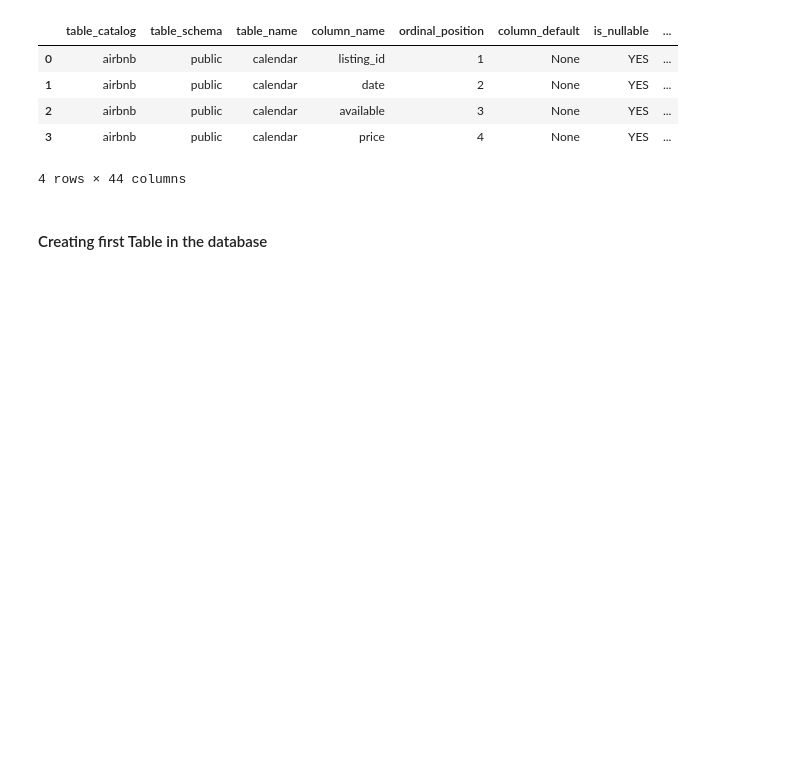
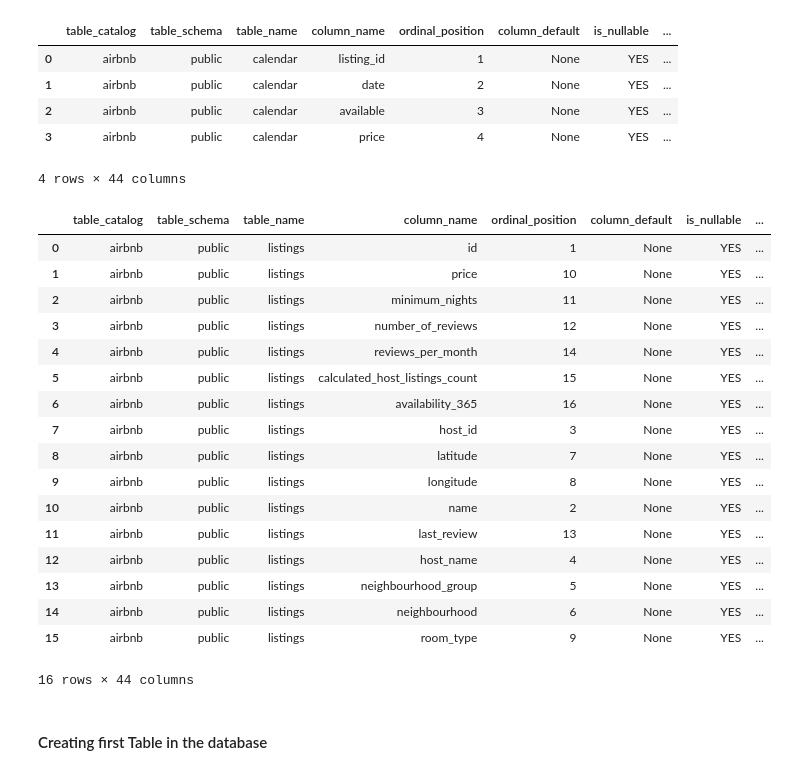
Before and after one commit to idjey/DEtheHardWay, a Jupyter notebook: airBnb_dataModeling.ipynb, the cells around one changed output. Cells and saved outputs as stored; diff of their text form; code cells hidden in the pictures; blank space fills up the shorter version.

```diff
--- a/airBnb_dataModeling.ipynb
+++ b/airBnb_dataModeling.ipynb
@@ -90,9 +100,26 @@ getSchema('calendar',credentials)
 | 3 | airbnb | public | calendar | price | 4 | None | YES | ... |
 4 rows × 44 columns
 # %%
-createReviews = """CREATE TABLE reviews(
-                    listing_id NUMERIC,
-                    date DATE)"""
+getSchema('listings',credentials)
+# %% [output]
+|  | table_catalog | table_schema | table_name | column_name | ordinal_position | column_default | is_nullable | ... |
+| 0 | airbnb | public | listings | id | 1 | None | YES | ... |
+| 1 | airbnb | public | listings | price | 10 | None | YES | ... |
+| 2 | airbnb | public | listings | minimum_nights | 11 | None | YES | ... |
+| 3 | airbnb | public | listings | number_of_reviews | 12 | None | YES | ... |
+| 4 | airbnb | public | listings | reviews_per_month | 14 | None | YES | ... |
+| 5 | airbnb | public | listings | calculated_host_listings_count | 15 | None | YES | ... |
+| 6 | airbnb | public | listings | availability_365 | 16 | None | YES | ... |
+| 7 | airbnb | public | listings | host_id | 3 | None | YES | ... |
+| 8 | airbnb | public | listings | latitude | 7 | None | YES | ... |
+| 9 | airbnb | public | listings | longitude | 8 | None | YES | ... |
+| 10 | airbnb | public | listings | name | 2 | None | YES | ... |
+| 11 | airbnb | public | listings | last_review | 13 | None | YES | ... |
+| 12 | airbnb | public | listings | host_name | 4 | None | YES | ... |
+| 13 | airbnb | public | listings | neighbourhood_group | 5 | None | YES | ... |
+| 14 | airbnb | public | listings | neighbourhood | 6 | None | YES | ... |
+| 15 | airbnb | public | listings | room_type | 9 | None | YES | ... |
+16 rows × 44 columns
 # %% [markdown]
 #### Creating first Table in the database
 # %%
```
Also changed, not shown: parts of 9 cells of this notebook, 3 other files.
